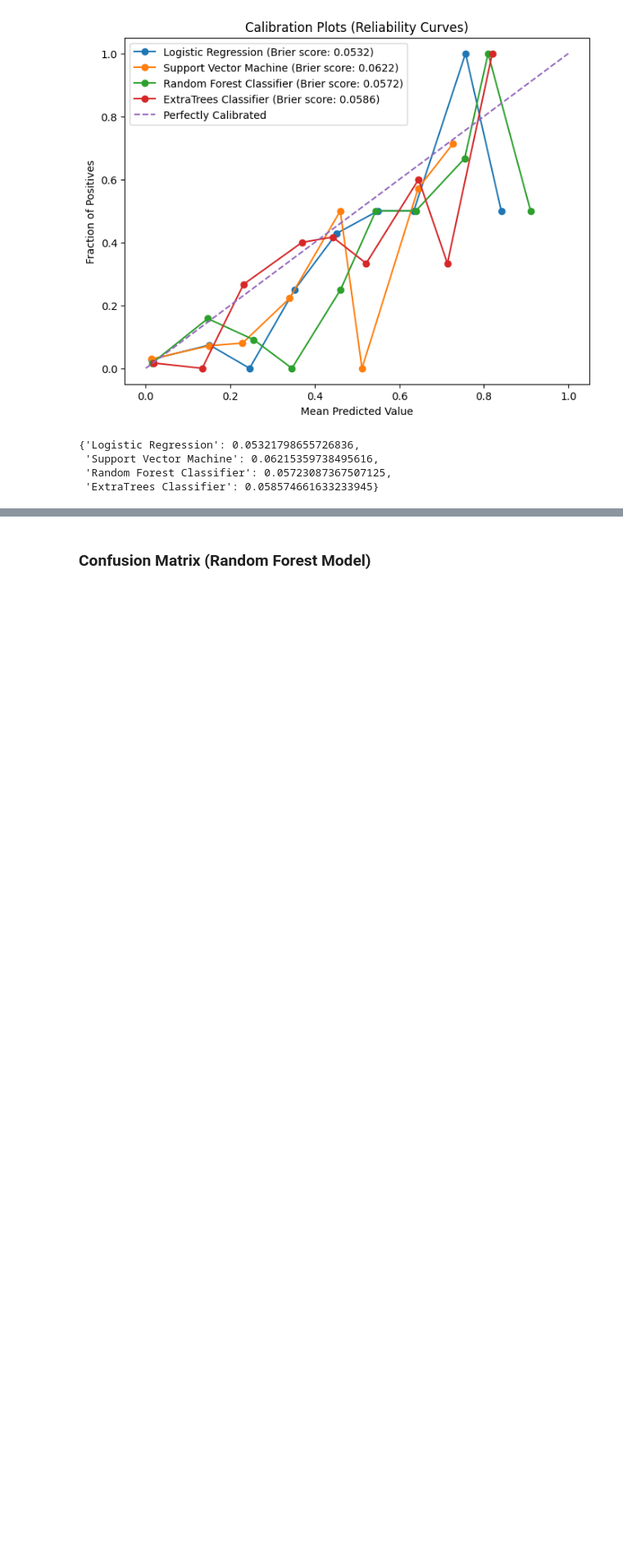
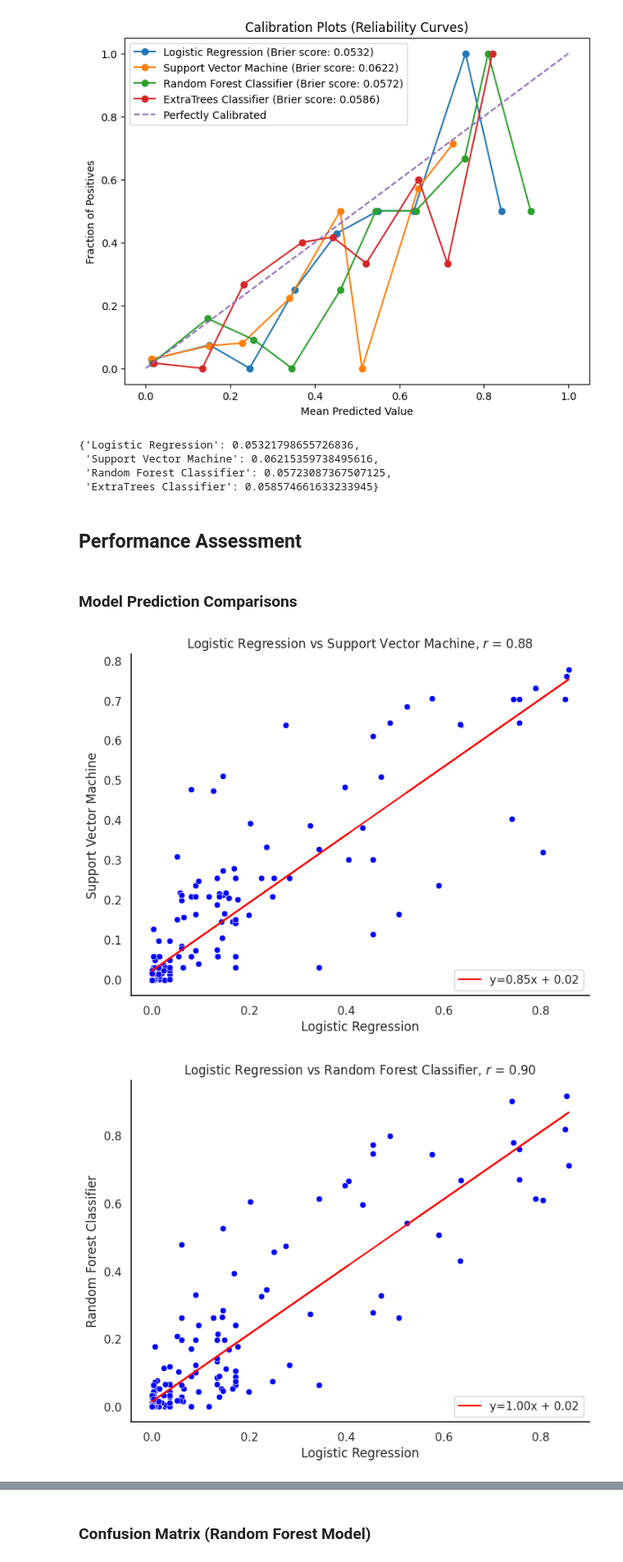
Before and after one commit to lshpaner/ckd_uae, a Jupyter notebook: CKD_UAE_Modeling.ipynb, the cells around one changed output, grey strips where cells are left out. Shown at 82% size. Saved outputs shown, nothing was run; the diff lists cells and outputs as text; code cells hidden in the pictures; blank space fills up the shorter version.

```diff
--- a/CKD_UAE_Modeling.ipynb
+++ b/CKD_UAE_Modeling.ipynb
@@ -492,3 +503,11 @@ plot_calibration_curves(y_true=y_test, model_dict=model_dict, image_path=image_p
  'Support Vector Machine': 0.06215359738495616,
  'Random Forest Classifier': 0.05723087367507125,
  'ExtraTrees Classifier': 0.058574661633233945}
+# %% [markdown]
+## Performance Assessment
+# %% [markdown]
+### Model Prediction Comparisons
+# %%
+proba_df = pd.DataFrame(
+    {key: value for key, value in probas_dict.items() if key.endswith("proba")}
+)
@@ -494,0 +517,37 @@ plot_calibration_curves(y_true=y_test, model_dict=model_dict, image_path=image_p
+# %%
+# Now plot scatter plots for each pair of columns
+pairwise_combinations = list(combinations(proba_df.columns, 2))
+
+# Set up the matplotlib figure
+sns.set(style="white")
+
+# Since we need to plot each scatterplot separately, let's iterate over the
+# combinations again and plot them one by one.
+# Iterate over each pair of columns
+for col1, col2 in pairwise_combinations:
+    plt.figure(figsize=(8, 6))
+
+    # Find custom title for ea. column, if not found, use the column name itself
+    title1 = custom_titles.get(col1.replace("_proba", ""), col1)
+    title2 = custom_titles.get(col2.replace("_proba", ""), col2)
+
+    # Set the plot title, x-label, and y-label using the custom titles
+    plot_title = f"{title1} vs {title2}"
+    x_label = title1
+    y_label = title2
+
+    corr_model = proba_df[col1].corr(proba_df[col2])
+    m, b = np.polyfit(proba_df[col1], proba_df[col2], 1)
+    line_label = f"y={m:.02f}x + {b:.02f}"
+    plt.plot(proba_df[col1], m * proba_df[col1] + b, color="red", label=line_label)
+
+    sns.scatterplot(data=proba_df, x=col1, y=col2, color="#0000ff")
+    plt.title(f"{plot_title}, $r$ = {corr_model:.2f}")
+    plt.xlabel(x_label)
+    plt.ylabel(y_label)
+    plt.legend(loc="lower right")
+    sns.despine()  # Optionally remove the top and right spines
+    plt.show()
+# %% [output]
+[figure, added]
+[figure, added]
```
Also changed, not shown: parts of 23 cells of this notebook.
